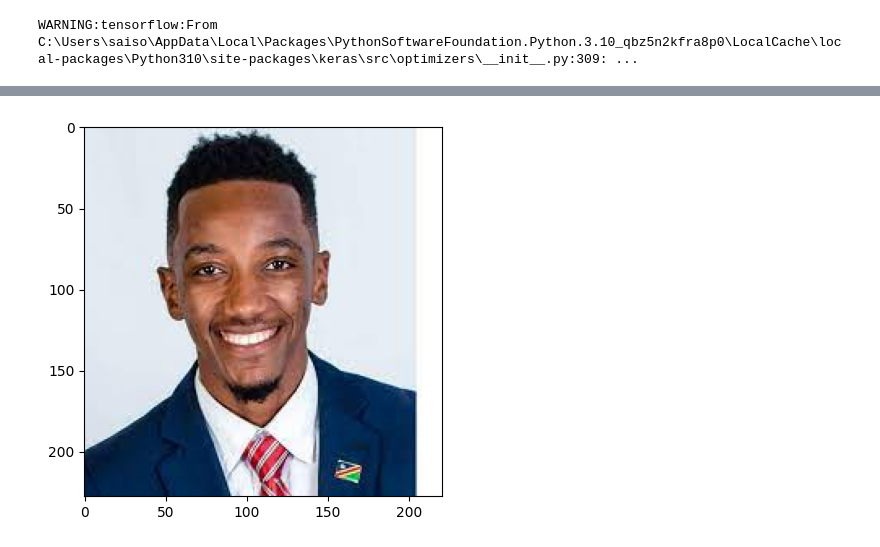
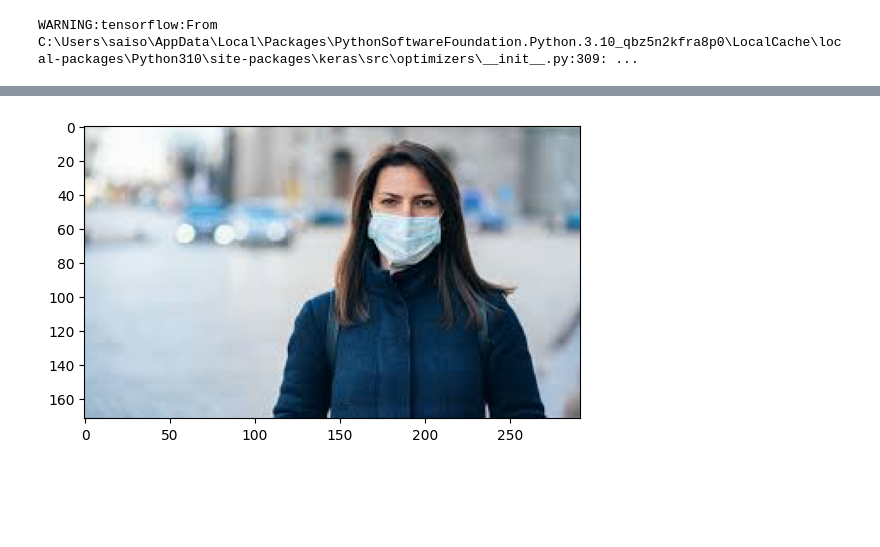
Before and after one commit to SouryaSparks/facemaskrecognitionv1, a Jupyter notebook: index.ipynb, the cells around one changed output, grey strips where cells are left out. Cells and saved outputs as stored; diff of their text form; code cells hidden in the pictures; blank space fills up the shorter version.

```diff
--- a/index.ipynb
+++ b/index.ipynb
@@ -137,11 +141,11 @@ Recall:1.0, Accuracy:0.46875, Precision:0.46875
 # %%
-image = cv2.imread('nomask3.jpeg')
+image = cv2.imread('mask2.jpeg')
 resize = tf.image.resize(image, (256,256))
 
 plt.imshow(cv2.cvtColor(image, cv2.COLOR_BGR2RGB))
 plt.show()
 # %% [output]
-[figure, old version]
+[figure, new version]
 # %%
 
 yhat = model.predict(np.expand_dims((resize/255), 0))
```
Also changed, not shown: parts of 8 cells of this notebook, 3 other files.
